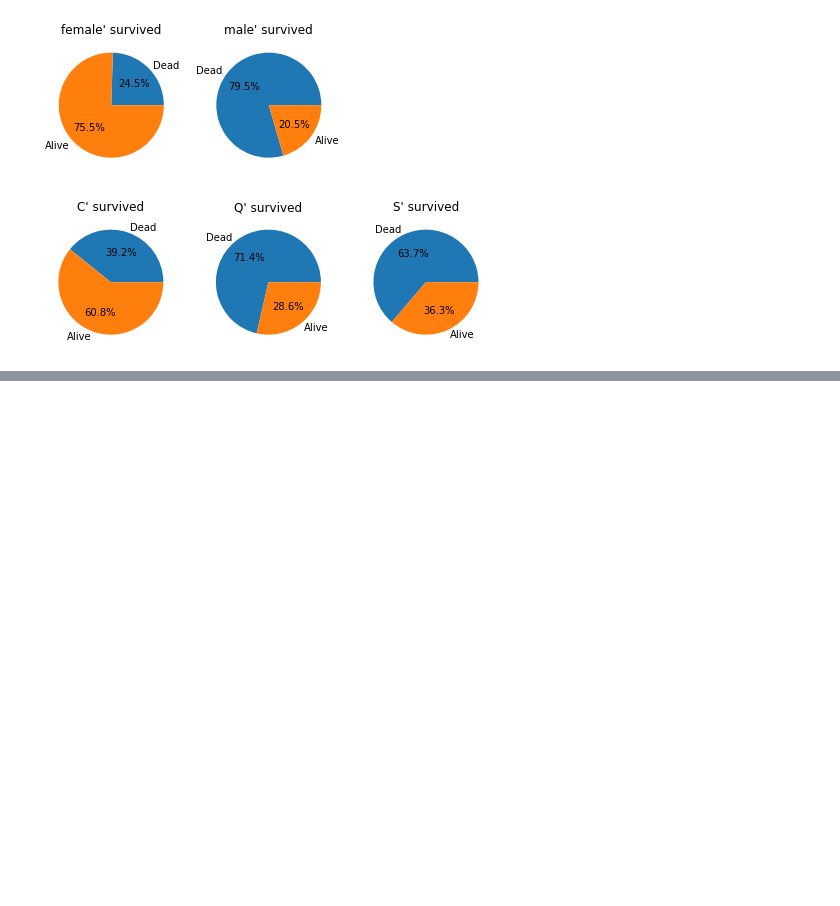
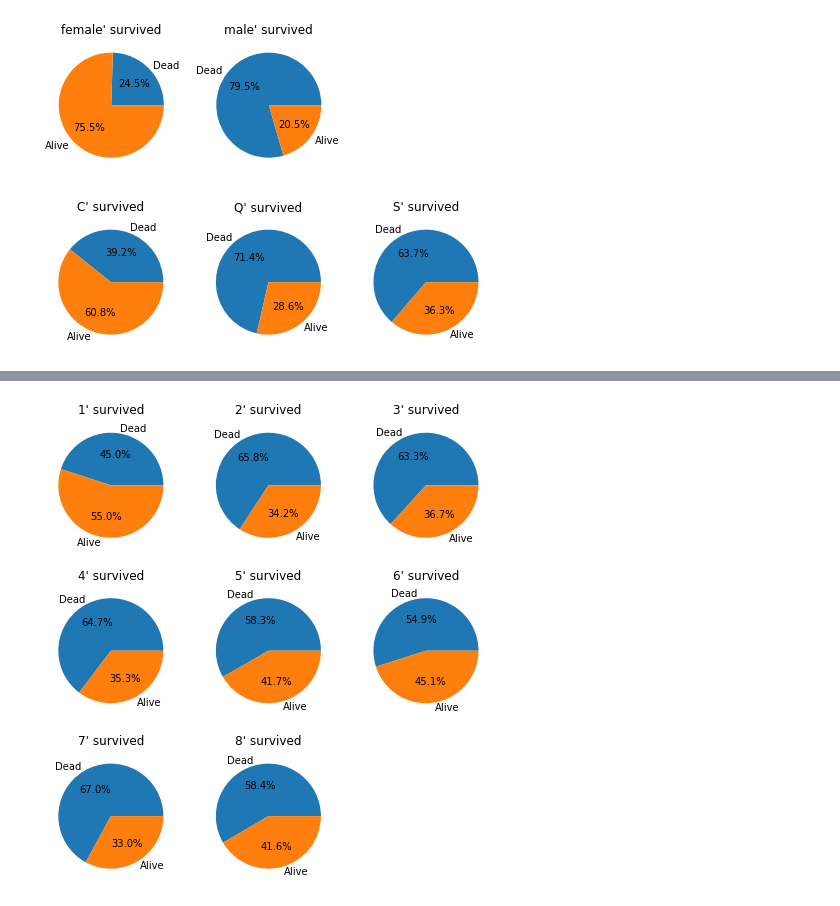
Before and after one commit to Chulwoong-Oh/ML01, a Jupyter notebook: decision_tree_r1.ipynb, the cells around one changed output, grey strips where cells are left out. Drawn from its saved outputs; the diff is of its cells as text; code cells hidden in the pictures; blank space fills up the shorter version.

```diff
--- a/decision_tree_r1.ipynb
+++ b/decision_tree_r1.ipynb
@@ -172,0 +154,9 @@ c = rawstack.show_pie_chart(titanic_train, 'Title')
+# %%
+meanAge = titanic_train[['Title', 'Age']].groupby(['Title']).mean()
+for index, row in meanAge.iterrows():
+    nullIndex = titanic_train[(titanic_train.Title == index) & (titanic_train.Age.isnull())].index
+    titanic_train.loc[nullIndex, 'Age'] = row[0]
+titanic_train['AgeCategory'] = pd.qcut(titanic_train.Age, 8, labels = range(1, 9)).astype(int)
+c = rawstack.show_pie_chart(titanic_train, 'AgeCategory')
+# %% [output]
+[figure, added]
```
Also changed, not shown: parts of 5 cells of this notebook.
